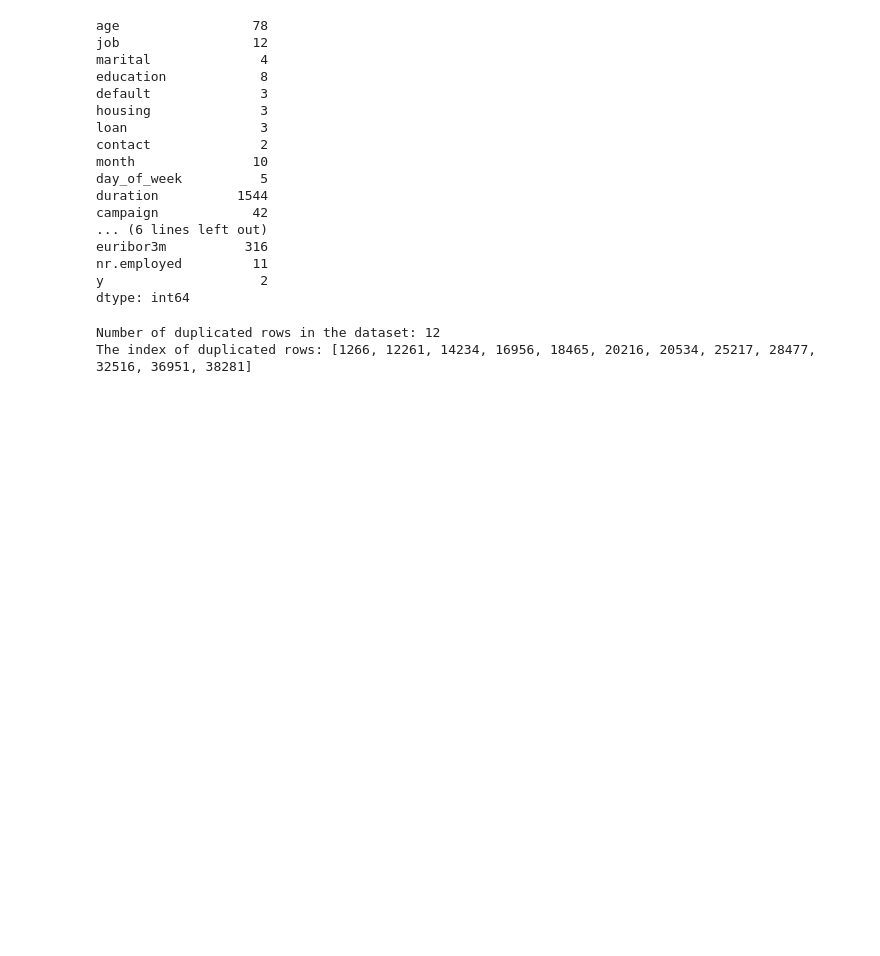
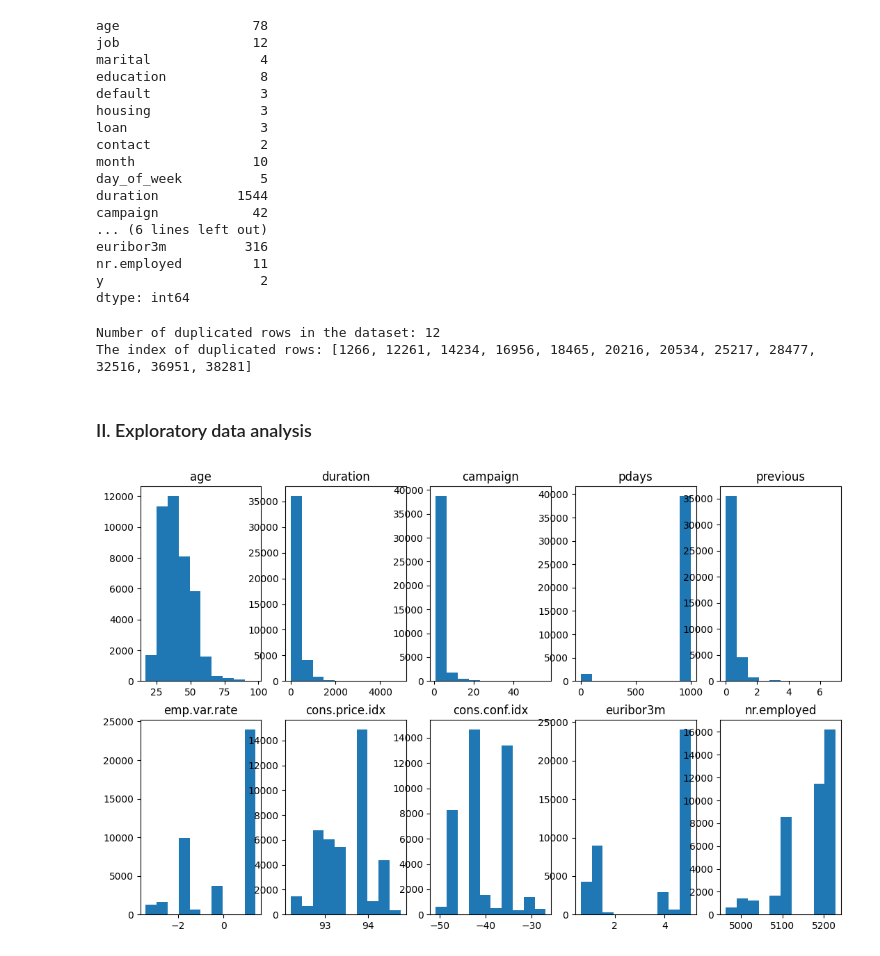
Before and after one commit to thaianle/bank-marketing, a Jupyter notebook: bank-marketing.ipynb, the cells around one changed output. Cells and saved outputs as stored; diff of their text form; code cells hidden in the pictures; blank space fills up the shorter version.

Commit message:
Plot histograms/ bar plots for each variable

```diff
--- a/bank-marketing.ipynb
+++ b/bank-marketing.ipynb
@@ -102,3 +115,17 @@ print(f'The index of duplicated rows: {bank_marketing.duplicated()[bank_marketin
 # %% [output]
 Number of duplicated rows in the dataset: 12
 The index of duplicated rows: [1266, 12261, 14234, 16956, 18465, 20216, 20534, 25217, 28477, 32516, 36951, 38281]
+# %% [markdown]
+### II. Exploratory data analysis
+# %%
+numerical_col_list = [bank_marketing.describe().columns.tolist()] # keep a list of numerical columns
+fig, ax = plt.subplots(nrows = 2, ncols = 5, figsize = (13, 8))
+
+# The counter method: https://www.kaggle.com/code/aleksandradeis/bank-marketing-analysis/notebook
+counter = 0
+for var in numerical_col_list[0]:
+    ax[counter // 5][counter % 5].hist(bank_marketing[var])
+    ax[counter // 5][counter % 5].set_title(var)
+    counter += 1
+# %% [output]
+[figure, added]
```
Also changed, not shown: parts of 5 cells of this notebook.
